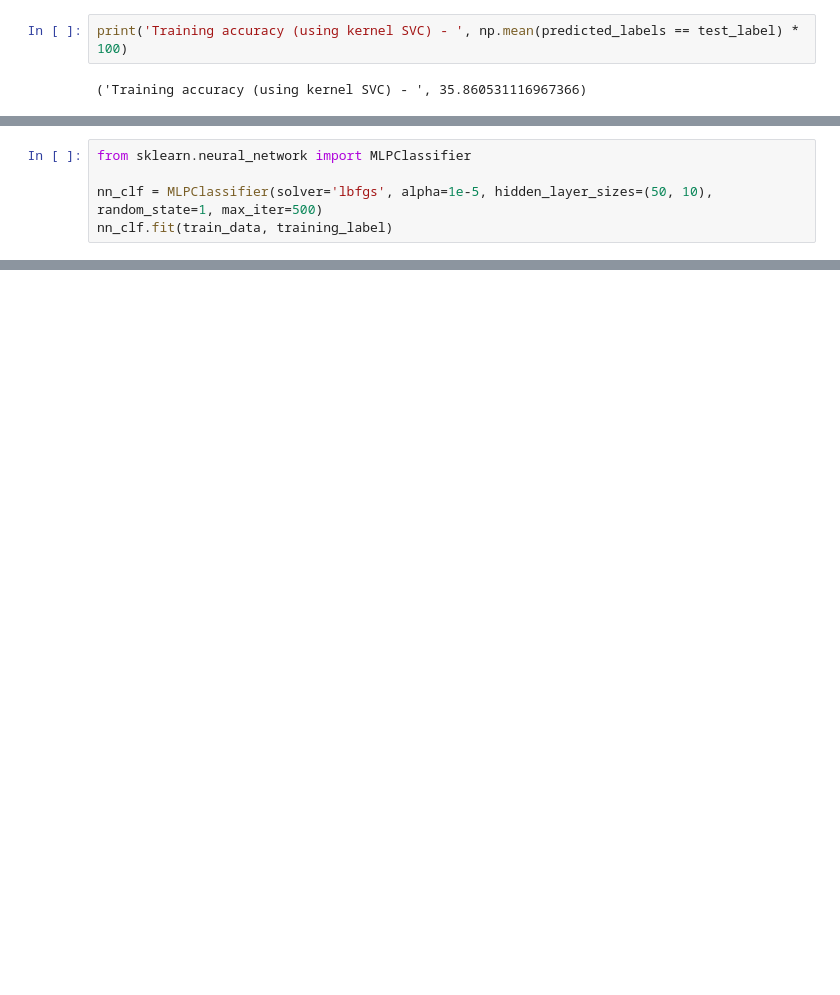
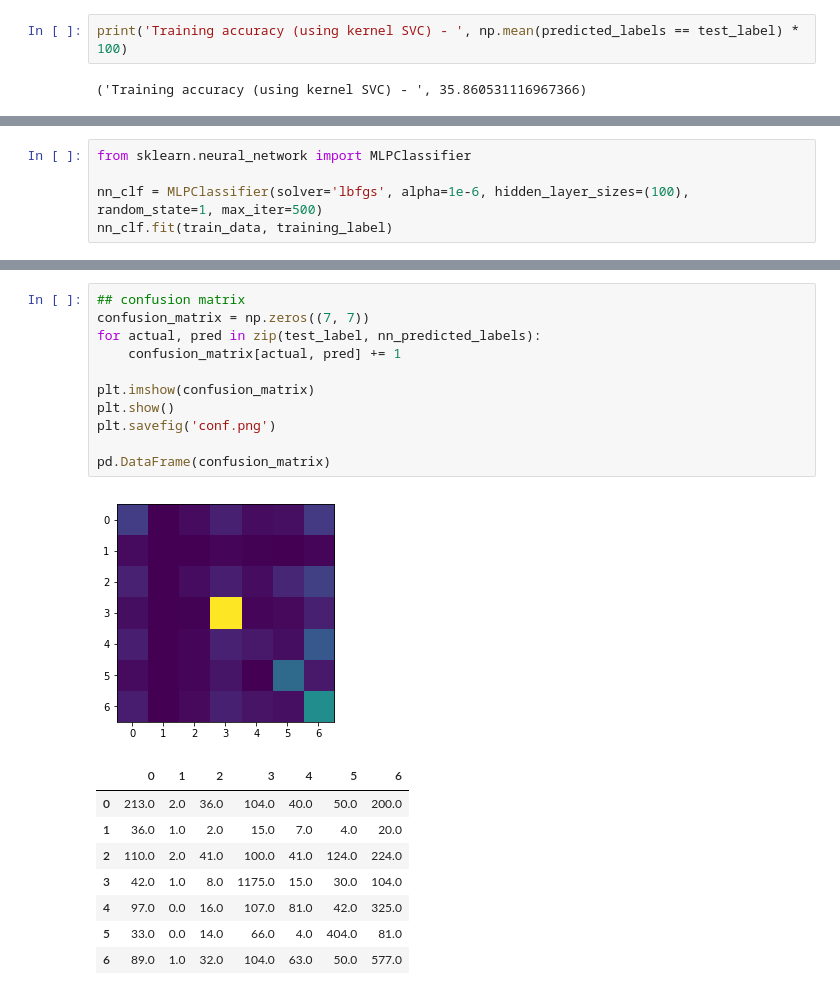
Before and after one commit to vinayakvivek/Facial-Expression-Recognition, a Jupyter notebook: feature_extract.ipynb, the cells around one changed output, grey strips where cells are left out. Cells and saved outputs as stored; diff of their text form; blank space fills up the shorter version.

```diff
--- a/feature_extract.ipynb
+++ b/feature_extract.ipynb
@@ -170,6 +201,6 @@ print('Training accuracy (using kernel SVC) - ', np.mean(predicted_labels == tes
 # %%
 from sklearn.neural_network import MLPClassifier
 
-nn_clf = MLPClassifier(solver='lbfgs', alpha=1e-5, hidden_layer_sizes=(50, 10), random_state=1, max_iter=500)
+nn_clf = MLPClassifier(solver='lbfgs', alpha=1e-6, hidden_layer_sizes=(100), random_state=1, max_iter=500)
 nn_clf.fit(train_data, training_label)
 # %% [output]
@@ -192,0 +224,21 @@ print('Training accuracy (using MLP) - ', np.mean(nn_predicted_labels == test_la
+# %%
+## confusion matrix
+confusion_matrix = np.zeros((7, 7))
+for actual, pred in zip(test_label, nn_predicted_labels):
+    confusion_matrix[actual, pred] += 1
+
+plt.imshow(confusion_matrix)
+plt.show()
+plt.savefig('conf.png')
+
+pd.DataFrame(confusion_matrix)
+# %% [output]
+[figure, added]
+|  | 0 | 1 | 2 | 3 | 4 | 5 | 6 |
+| 0 | 213.0 | 2.0 | 36.0 | 104.0 | 40.0 | 50.0 | 200.0 |
+| 1 | 36.0 | 1.0 | 2.0 | 15.0 | 7.0 | 4.0 | 20.0 |
+| 2 | 110.0 | 2.0 | 41.0 | 100.0 | 41.0 | 124.0 | 224.0 |
+| 3 | 42.0 | 1.0 | 8.0 | 1175.0 | 15.0 | 30.0 | 104.0 |
+| 4 | 97.0 | 0.0 | 16.0 | 107.0 | 81.0 | 42.0 | 325.0 |
+| 5 | 33.0 | 0.0 | 14.0 | 66.0 | 4.0 | 404.0 | 81.0 |
+| 6 | 89.0 | 1.0 | 32.0 | 104.0 | 63.0 | 50.0 | 577.0 |
```
Also changed, not shown: parts of 11 cells of this notebook.
